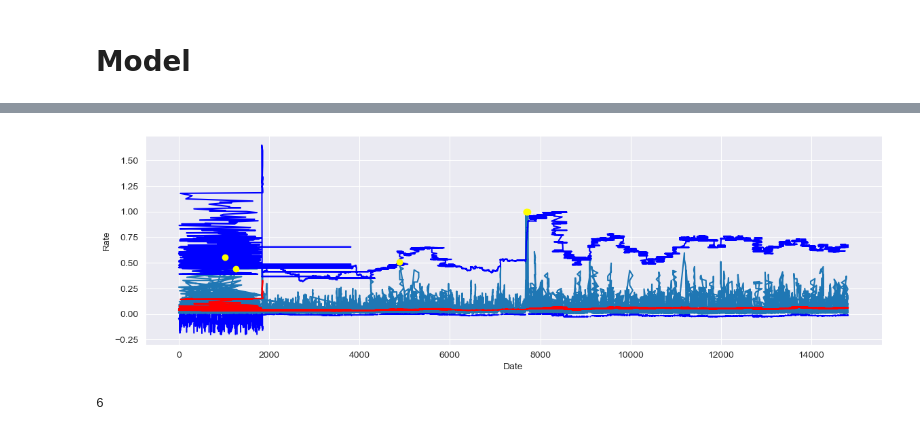
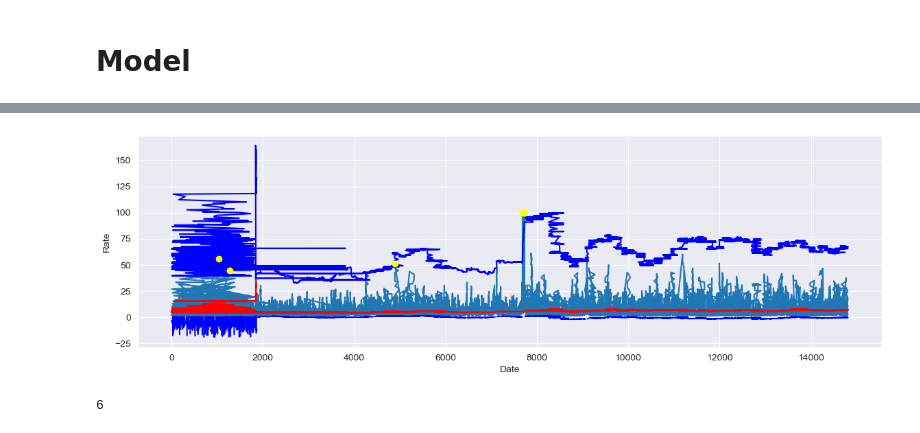
Before and after one commit to yasinsametkaraca/parking-violation-predictions, a Jupyter notebook: parking_violation_predict_for_one_street.ipynb, the cells around one changed output, grey strips where cells are left out. Cells and saved outputs as stored; diff of their text form; code cells hidden in the pictures.

```diff
--- a/parking_violation_predict_for_one_street.ipynb
+++ b/parking_violation_predict_for_one_street.ipynb
@@ -317,4 +317,4 @@ def calculate_location_violation_rate(row, df):
 
     return violation_rate
 
-df_1['Violation Rate'] = df_1.apply(calculate_location_violation_rate, df=df_1, axis=1)
+df_1['Violation_Rate'] = df_1.apply(calculate_location_violation_rate, df=df_1, axis=1)
@@ -371,3 +371,3 @@ def scale_between_0_and_1(value, min_value, max_value):
 # %%
-df_1['Violation Rate (Scaled)'] = df_1['Violation Rate'].apply(lambda x: scale_between_0_and_1(x, df_1['Violation Rate'].min(), df_1['Violation Rate'].max()))
-df_1['Violation Rate (Scaled)']
+# df_1['Violation_Rate'] = df_1['Violation Rate'].apply(lambda x: scale_between_0_and_1(x, df_1['Violation Rate'].min(), df_1['Violation Rate'].max()))
+# df_1['Violation_Rate']
@@ -394,4 +381,5 @@ df_1[df_1['Violation Rate (Scaled)'] == df_1['Violation Rate (Scaled)'].max()]
 # %% [markdown]
 # Model
 # %%
-df_street = df_1[['Violation Datetime', 'Violation Rate (Scaled)']]
+df_street = df_1[['Violation Datetime', 'Violation_Rate']]
+df_street
@@ -409,23 +411,23 @@ def plot_outlier_detection(j, idx, rmeans, upper, lower):
 # %%
 def outlier_detection_kurtosis(j, std_param=3, window_length=720):
     rmeans = j.rolling(window_length, min_periods=1).median()
     rstd = j.rolling(window_length, min_periods=1).std()
     rstd_lower = j[j.values < rmeans.values].rolling(window_length, min_periods=1).std()
 
     kurtosis_value = j.kurt()
 
     upper = rmeans + std_param * rstd * np.exp(0.08 * kurtosis_value)
     lower = rmeans - (4.95 * rstd_lower)
     idx1 = (j.values > upper.values)
     idx2 = (j.values < lower.values)
 
     idx = idx1 | idx2
 
     return j, idx, rmeans, upper, lower
 
-j, idx, rmeans, upper, lower = outlier_detection_kurtosis(df_street['Violation Rate (Scaled)'])
+j, idx, rmeans, upper, lower = outlier_detection_kurtosis(df_street['Violation_Rate'])
 plot_outlier_detection(j, idx, rmeans, upper, lower)
 j[idx] = np.nan
 # %% [output]
-[figure, old version]
+[figure, new version]
 # %%
```
Also changed, not shown: parts of 44 cells of this notebook, 1 other file.
